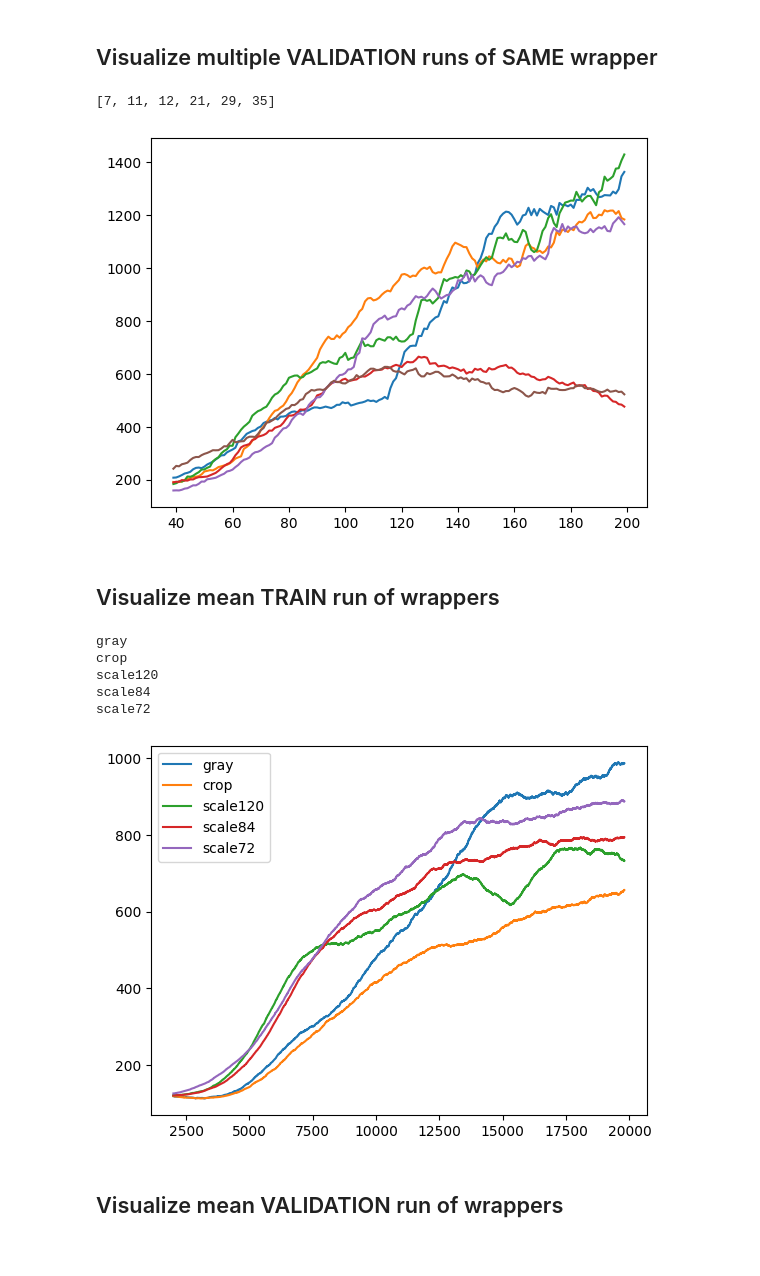
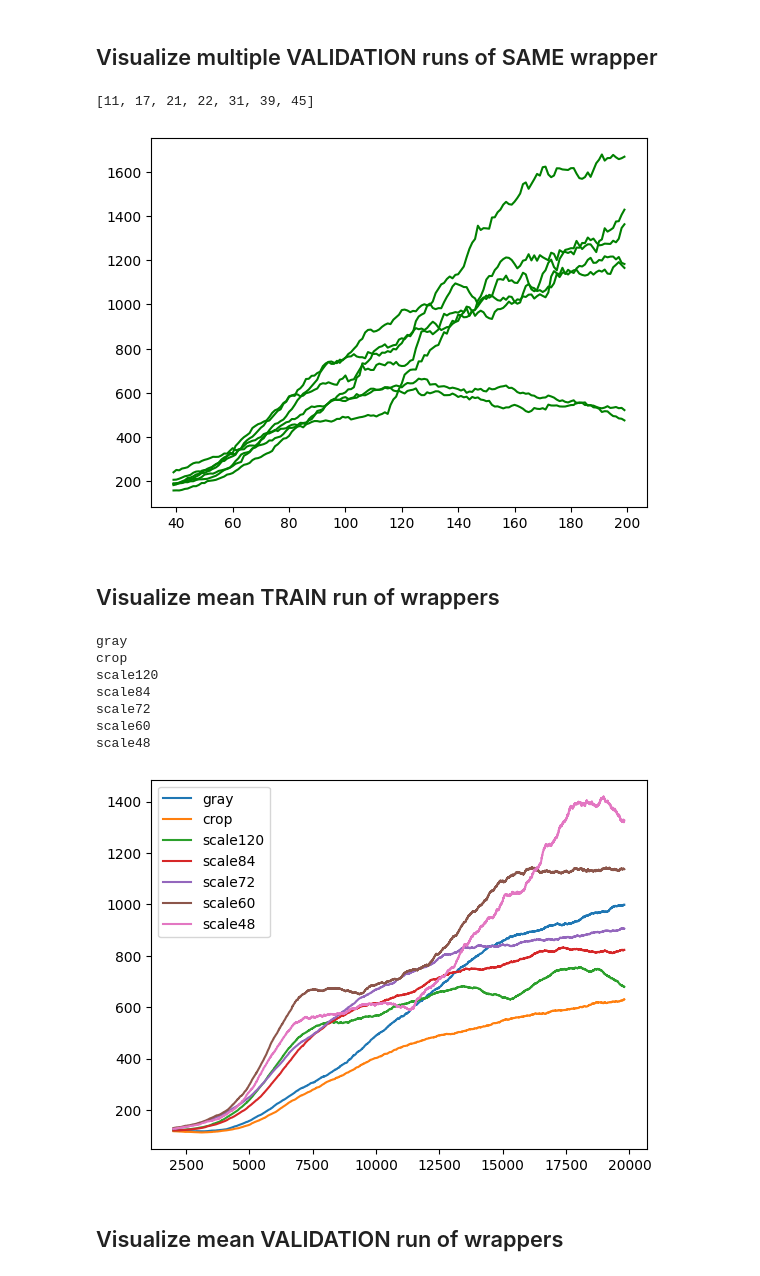
Before and after one commit to philipwastakenwastaken/02456_project, a Jupyter notebook: extract_data.ipynb, the cells around one changed output. Saved outputs shown, nothing was run; the diff lists cells and outputs as text; code cells hidden in the pictures.

```diff
--- a/extract_data.ipynb
+++ b/extract_data.ipynb
@@ -102,8 +83,8 @@ models_id = {
     'scale120' : [],
     'scale84' : [],
     'scale72' : [],
-    #'scale60' : [],
-    #'scale48' : [],
+    'scale60' : [],
+    'scale48' : [],
 }
 for i, run in enumerate(runs):
     if i in good_runs:
@@ -146,5 +129,5 @@ for i, run in enumerate(runs):
 ids = models_id['scale72']
 print(ids)
 for id in ids:
-    plt.plot(pd.Series(train[id][:20000]).rolling(4000).mean() )
+    plt.plot(pd.Series(train[id][:20000]).rolling(4000).mean(),c='r')
 plt.show()
@@ -153,13 +139,12 @@ plt.show()
 # %%
 ids = models_id['scale84']
 print(ids)
 for id in ids:
-    plt.plot(pd.Series(validate[id][:200]).rolling(40).mean())
-    #plt.plot(pd.Series(validate[id][:20000]).rolling(4000).mean() )
+    plt.plot(pd.Series(validate[id][:200]).rolling(40).mean(), c='g')
 plt.show()
 # %% [output]
-[7, 11, 12, 21, 29, 35]
+[11, 17, 21, 22, 31, 39, 45]
-[figure, old version]
+[figure, new version]
 # %% [markdown]
 ## Visualize mean TRAIN run of wrappers
 # %%
@@ -180,7 +165,9 @@ crop
 scale120
 scale84
 scale72
+scale60
+scale48
-[figure, old version]
+[figure, new version]
 # %% [markdown]
 ## Visualize mean VALIDATION run of wrappers
 # %%
```
Also changed, not shown: parts of 4 cells of this notebook, 3 other files.
